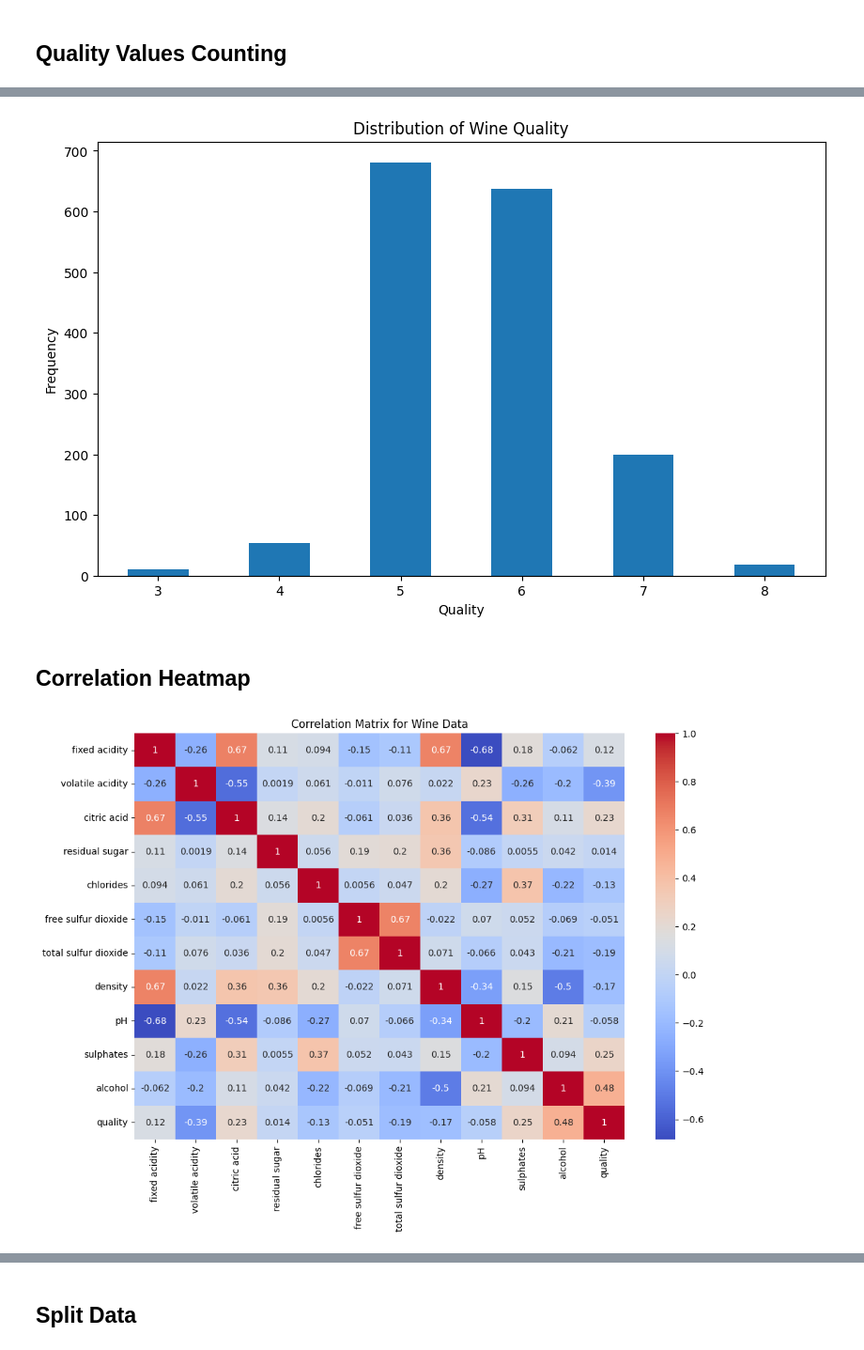
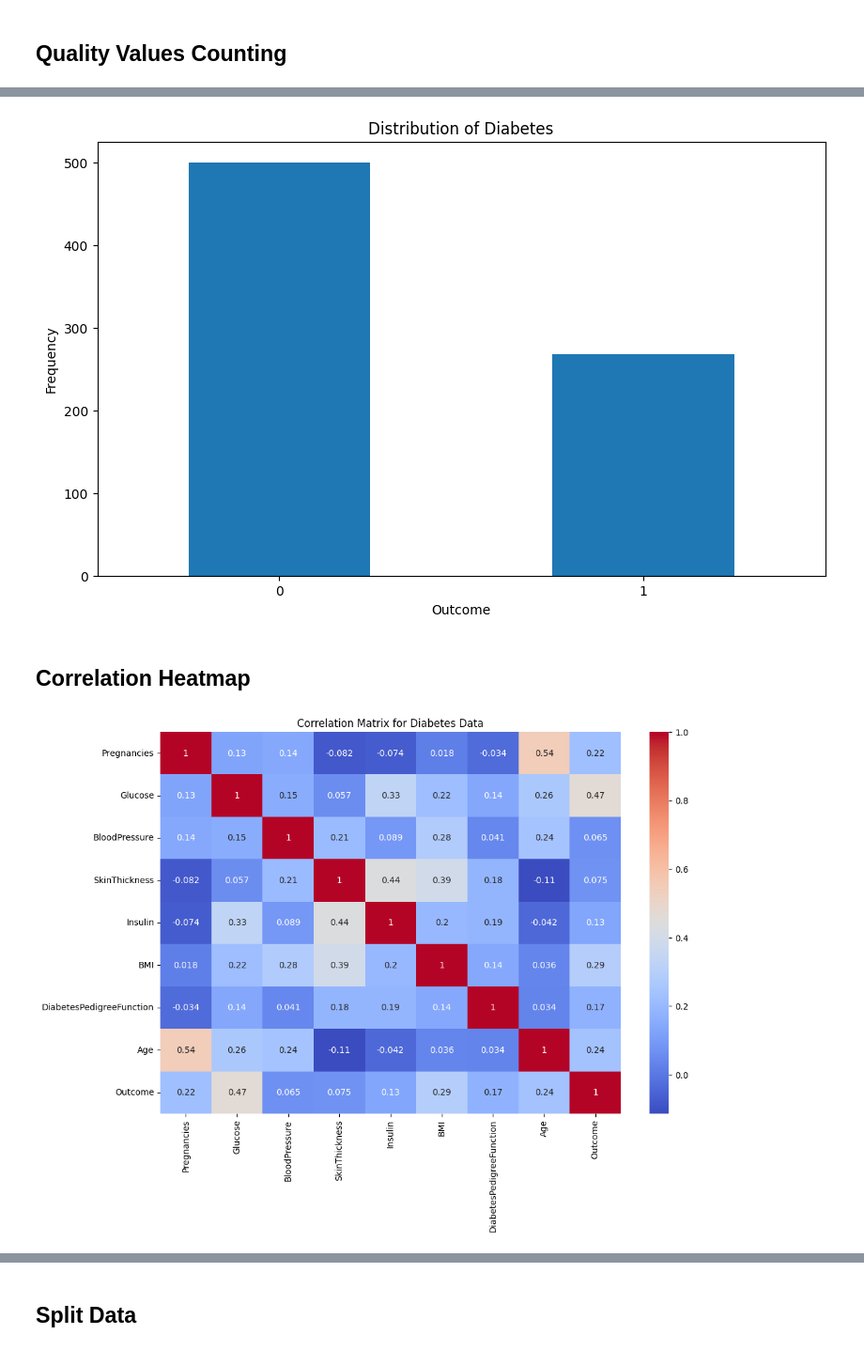
Before and after one commit to YeHoonJang/archive_for_everything, a Jupyter notebook: project_univ/pknu/machine_learning/Assignment_02/assignment_02.ipynb, the cells around one changed output, grey strips where cells are left out. Shown: that part at 94% size. Cells and saved outputs as stored; diff of their text form; code cells hidden in the pictures.

```diff
--- a/project_univ/pknu/machine_learning/Assignment_02/assignment_02.ipynb
+++ b/project_univ/pknu/machine_learning/Assignment_02/assignment_02.ipynb
@@ -28,6 +27,6 @@ from sklearn.naive_bayes import GaussianNB
 # %% [markdown]
 # Load Data
 # %%
-wine_data = pd.read_csv("data/wine/winequality-red.csv", sep=";")
-wine_data.head()
+data = pd.read_csv("data/diabetes.csv")
+data.head()
 # %% [output]
@@ -66,23 +69,23 @@ memory usage: 150.0 KB
 # %%
-quality_counts = wine_data['quality'].value_counts().sort_index()
+counts = data['Outcome'].value_counts().sort_index()
 plt.figure(figsize=(10, 6))
-quality_counts.plot(kind='bar')
-plt.title('Distribution of Wine Quality')
-plt.xlabel('Quality')
+counts.plot(kind='bar')
+plt.title('Distribution of Diabetes')
+plt.xlabel('Outcome')
 plt.ylabel('Frequency')
 plt.xticks(rotation=0)
 plt.show()
 # %% [output]
-[figure, old version]
+[figure, new version]
 # %% [markdown]
 ## Correlation Heatmap
 # %%
-correlation_matrix = wine_data.corr()
+correlation_matrix = data.corr()
 
 # 상관관계 행렬을 이용한 히트맵 생성
 plt.figure(figsize=(12, 8))
 sns.heatmap(correlation_matrix, annot=True, cmap='coolwarm')
-plt.title('Correlation Matrix for Wine Data')
+plt.title('Correlation Matrix for Diabetes Data')
 plt.show()
 # %% [output]
-[figure, old version]
+[figure, new version]
```
Also changed, not shown: parts of 95 cells of this notebook, 1 other file.
